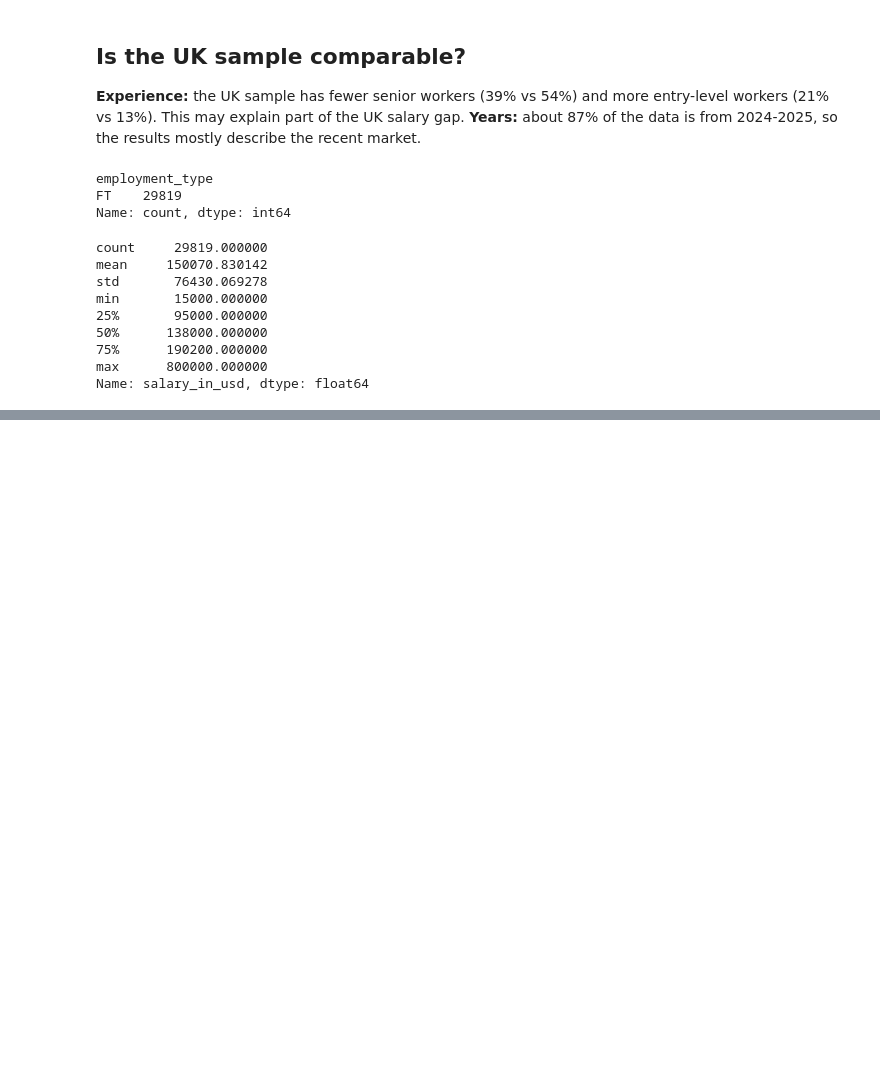
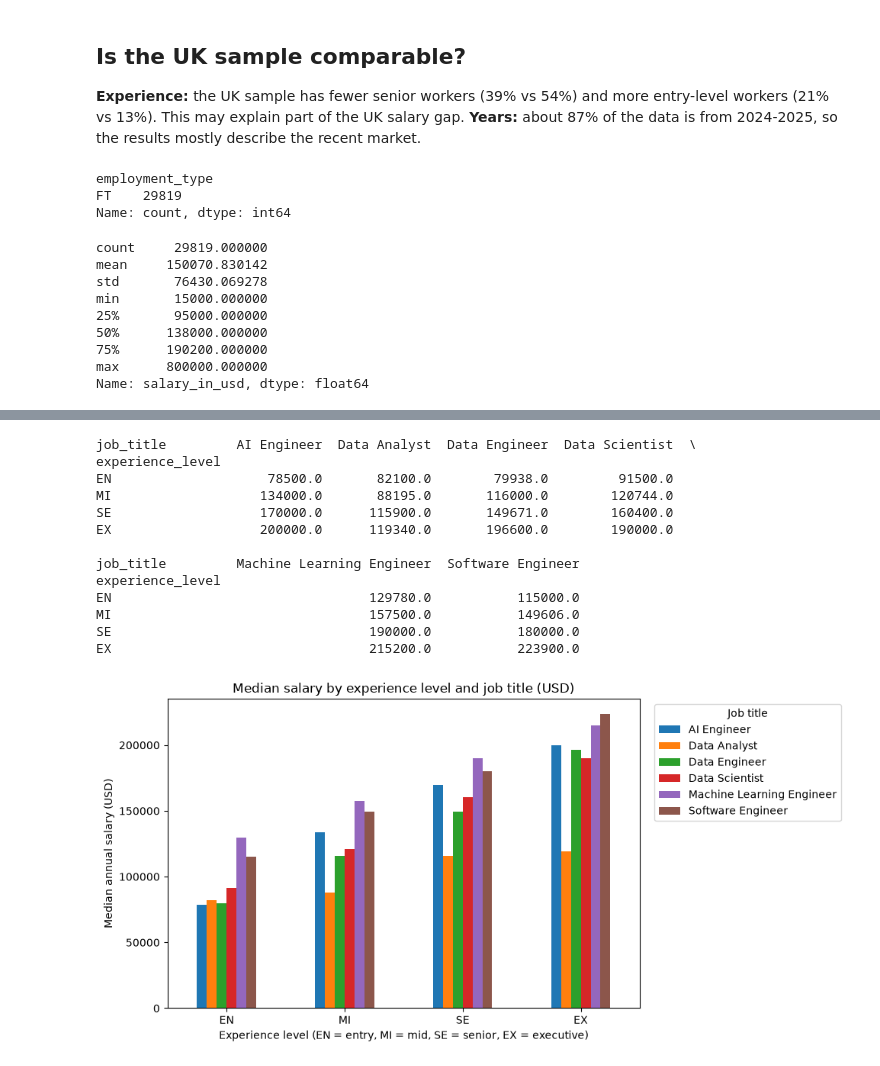
Before and after one commit to Suecalle/Final_Project, a Jupyter notebook: Final_Project.ipynb, the cells around one changed output, grey strips where cells are left out. Saved outputs shown, nothing was run; the diff lists cells and outputs as text; code cells hidden in the pictures; blank space fills up the shorter version.

```diff
--- a/Final_Project.ipynb
+++ b/Final_Project.ipynb
@@ -281,0 +364,31 @@ Name: salary_in_usd, dtype: float64
+# %%
+order = ["EN", "MI", "SE", "EX"]
+
+pivot = subset.pivot_table(index="experience_level", columns="job_title",
+                           values="salary_in_usd", aggfunc="median").loc[order]
+print(pivot.round(0))
+
+pivot.plot(kind="bar", figsize=(10, 5))
+plt.title("Median salary by experience level and job title (USD)")
+plt.xlabel("Experience level (EN = entry, MI = mid, SE = senior, EX = executive)")
+plt.ylabel("Median annual salary (USD)")
+plt.xticks(rotation=0)
+plt.legend(title="Job title", bbox_to_anchor=(1.02, 1), loc="upper left")
+plt.tight_layout()
+plt.show()
+plt.close()
+# %% [output]
+job_title         AI Engineer  Data Analyst  Data Engineer  Data Scientist  \
+experience_level
+EN                    78500.0       82100.0        79938.0         91500.0
+MI                   134000.0       88195.0       116000.0        120744.0
+SE                   170000.0      115900.0       149671.0        160400.0
+EX                   200000.0      119340.0       196600.0        190000.0
+
+job_title         Machine Learning Engineer  Software Engineer
+experience_level
+EN                                 129780.0           115000.0
+MI                                 157500.0           149606.0
+SE                                 190000.0           180000.0
+EX                                 215200.0           223900.0
+[figure, added]
```
Also changed, not shown: parts of 9 cells of this notebook.
